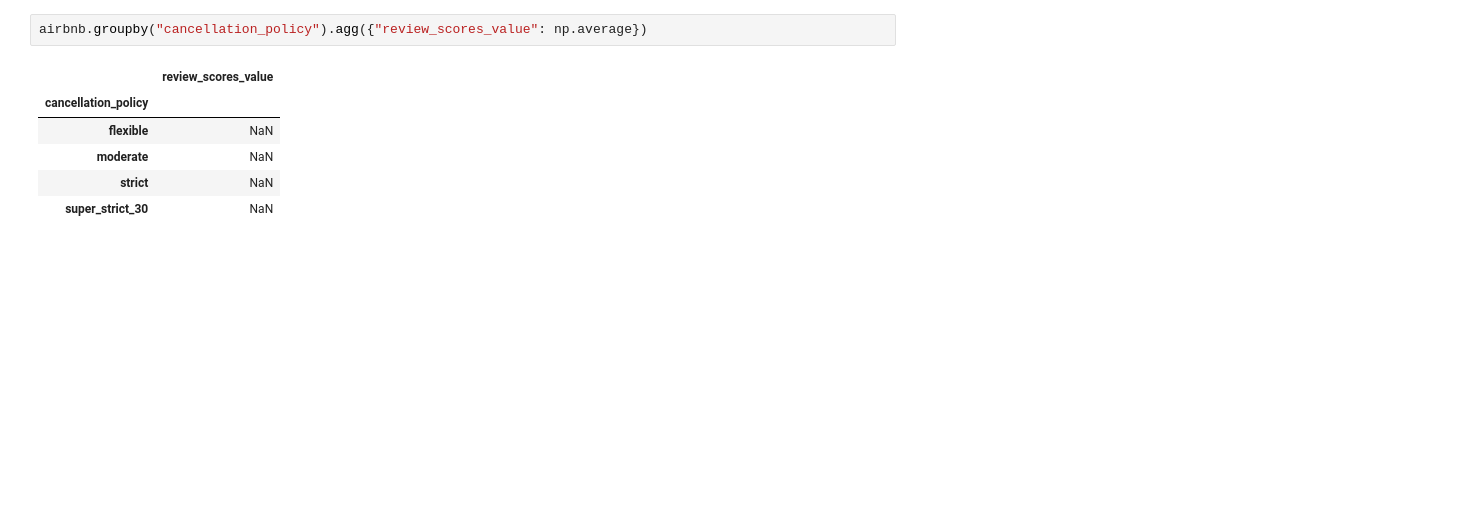
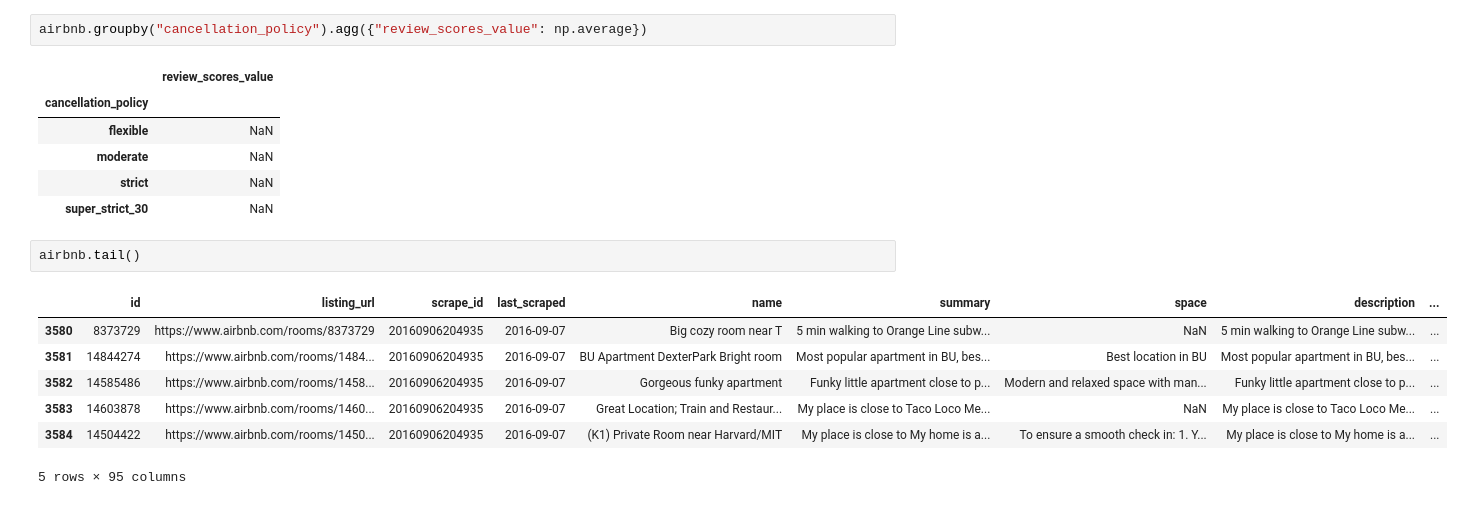
Before and after one commit to anoban/Introduction-to-Data-Science-in-Python, a Jupyter notebook: Anoban/GroupBy.ipynb, the cells around one changed output. Drawn from its saved outputs; the diff is of its cells as text; blank space fills up the shorter version.

```diff
--- a/Anoban/GroupBy.ipynb
+++ b/Anoban/GroupBy.ipynb
@@ -249,3 +249,13 @@ airbnb.groupby("cancellation_policy").agg({"review_scores_value": np.average})
 | moderate | NaN |
 | strict | NaN |
 | super_strict_30 | NaN |
+# %%
+airbnb.tail()
+# %% [output]
+|  | id | listing_url | scrape_id | last_scraped | name | summary | space | description | ... |
+| 3580 | 8373729 | https://www.airbnb.com/rooms/8373729 | 20160906204935 | 2016-09-07 | Big cozy room near T | 5 min walking to Orange Line subw... | NaN | 5 min walking to Orange Line subw... | ... |
+| 3581 | 14844274 | https://www.airbnb.com/rooms/1484... | 20160906204935 | 2016-09-07 | BU Apartment DexterPark Bright room | Most popular apartment in BU, bes... | Best location in BU | Most popular apartment in BU, bes... | ... |
+| 3582 | 14585486 | https://www.airbnb.com/rooms/1458... | 20160906204935 | 2016-09-07 | Gorgeous funky apartment | Funky little apartment close to p... | Modern and relaxed space with man... | Funky little apartment close to p... | ... |
+| 3583 | 14603878 | https://www.airbnb.com/rooms/1460... | 20160906204935 | 2016-09-07 | Great Location; Train and Restaur... | My place is close to Taco Loco Me... | NaN | My place is close to Taco Loco Me... | ... |
+| 3584 | 14504422 | https://www.airbnb.com/rooms/1450... | 20160906204935 | 2016-09-07 | (K1) Private Room near Harvard/MIT | My place is close to My home is a... | To ensure a smooth check in: 1. Y... | My place is close to My home is a... | ... |
+5 rows × 95 columns
```
Also changed, not shown: parts of 15 cells of this notebook, 3 other files.
